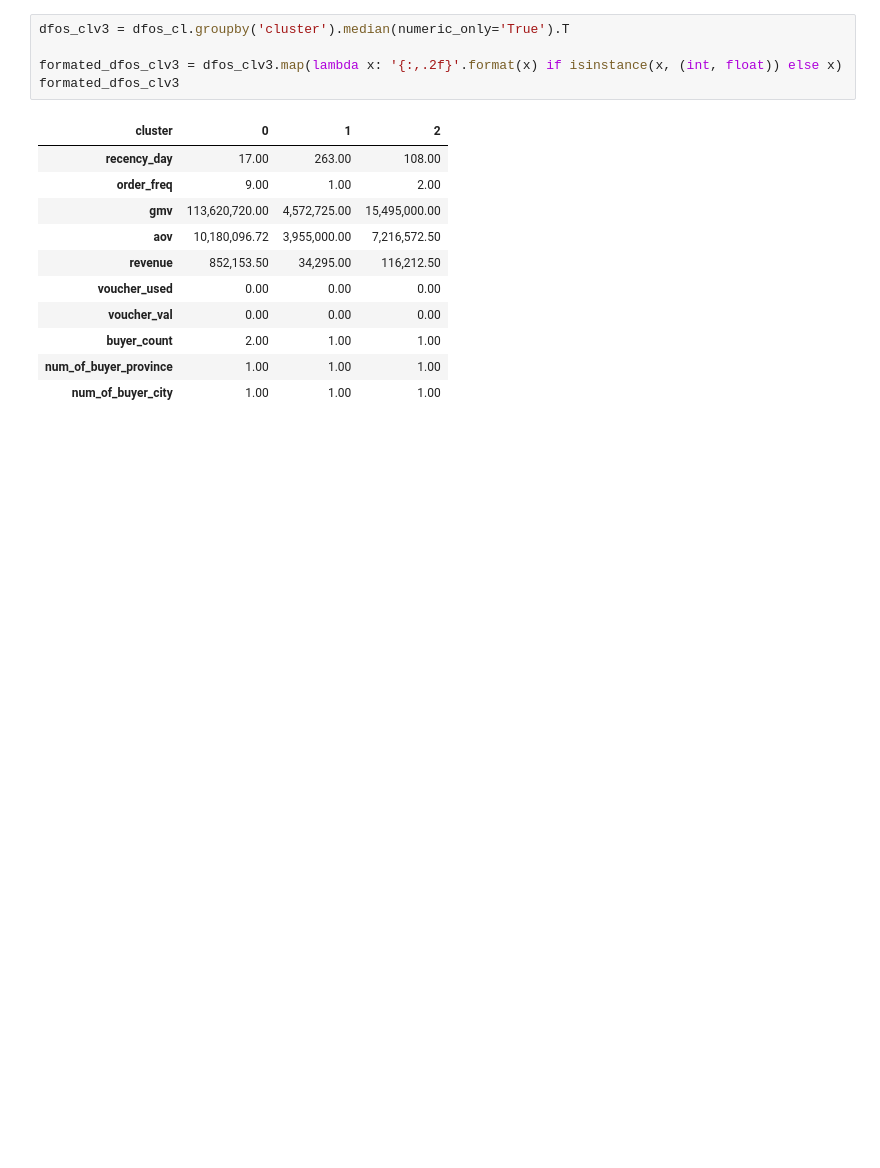
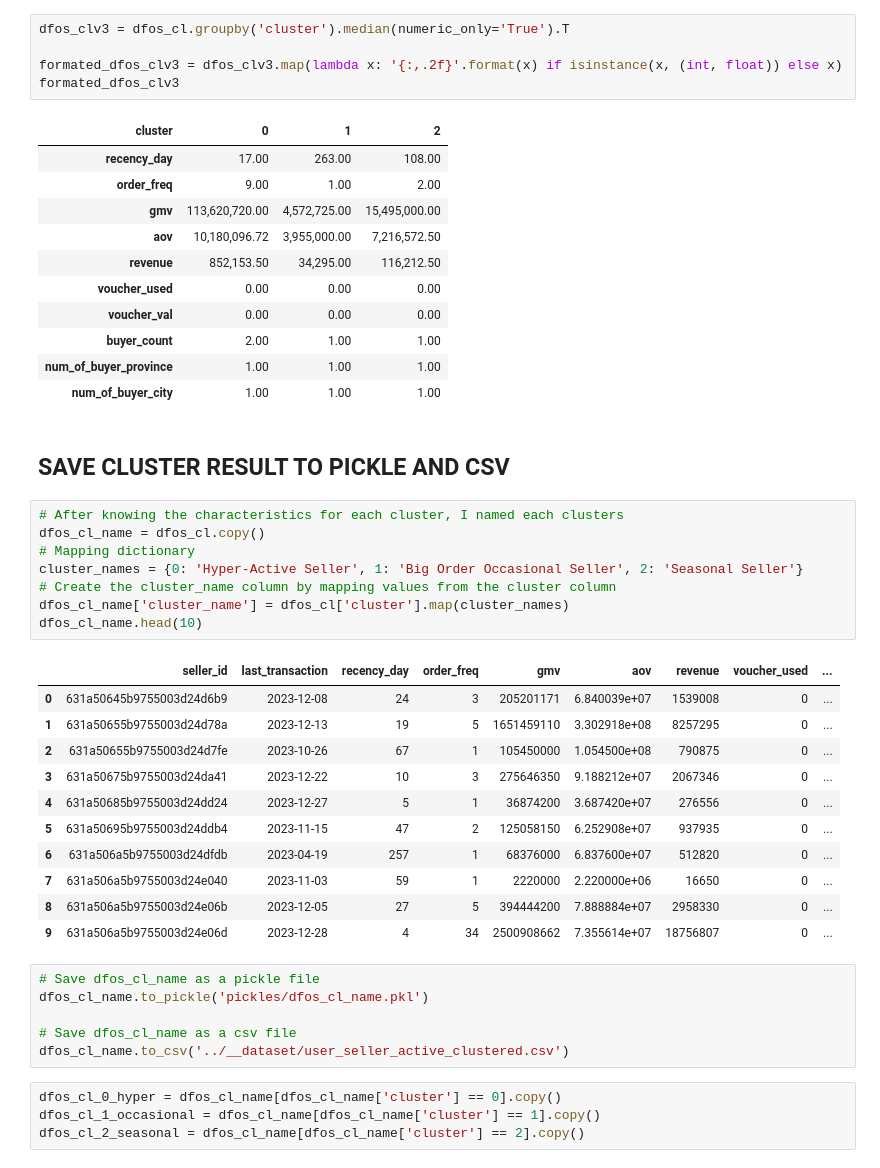
Before and after one commit to arguto1993/b2bcommerce, a Jupyter notebook: 2. clustering/2_cluster_seller.ipynb, the cells around one changed output. Drawn from its saved outputs; the diff is of its cells as text; blank space fills up the shorter version.

Commit message:
save clustering results to pickle and csv

```diff
--- a/2. clustering/2_cluster_seller.ipynb
+++ b/2. clustering/2_cluster_seller.ipynb
@@ -317,3 +317,35 @@ formated_dfos_clv3
 | buyer_count | 2.00 | 1.00 | 1.00 |
 | num_of_buyer_province | 1.00 | 1.00 | 1.00 |
 | num_of_buyer_city | 1.00 | 1.00 | 1.00 |
+# %% [markdown]
+## SAVE CLUSTER RESULT TO PICKLE AND CSV
+# %%
+# After knowing the characteristics for each cluster, I named each clusters
+dfos_cl_name = dfos_cl.copy()
+# Mapping dictionary
+cluster_names = {0: 'Hyper-Active Seller', 1: 'Big Order Occasional Seller', 2: 'Seasonal Seller'}
+# Create the cluster_name column by mapping values from the cluster column
+dfos_cl_name['cluster_name'] = dfos_cl['cluster'].map(cluster_names)
+dfos_cl_name.head(10)
+# %% [output]
+|  | seller_id | last_transaction | recency_day | order_freq | gmv | aov | revenue | voucher_used | ... |
+| 0 | 631a50645b9755003d24d6b9 | 2023-12-08 | 24 | 3 | 205201171 | 6.840039e+07 | 1539008 | 0 | ... |
+| 1 | 631a50655b9755003d24d78a | 2023-12-13 | 19 | 5 | 1651459110 | 3.302918e+08 | 8257295 | 0 | ... |
+| 2 | 631a50655b9755003d24d7fe | 2023-10-26 | 67 | 1 | 105450000 | 1.054500e+08 | 790875 | 0 | ... |
+| 3 | 631a50675b9755003d24da41 | 2023-12-22 | 10 | 3 | 275646350 | 9.188212e+07 | 2067346 | 0 | ... |
+| 4 | 631a50685b9755003d24dd24 | 2023-12-27 | 5 | 1 | 36874200 | 3.687420e+07 | 276556 | 0 | ... |
+| 5 | 631a50695b9755003d24ddb4 | 2023-11-15 | 47 | 2 | 125058150 | 6.252908e+07 | 937935 | 0 | ... |
+| 6 | 631a506a5b9755003d24dfdb | 2023-04-19 | 257 | 1 | 68376000 | 6.837600e+07 | 512820 | 0 | ... |
+| 7 | 631a506a5b9755003d24e040 | 2023-11-03 | 59 | 1 | 2220000 | 2.220000e+06 | 16650 | 0 | ... |
+| 8 | 631a506a5b9755003d24e06b | 2023-12-05 | 27 | 5 | 394444200 | 7.888884e+07 | 2958330 | 0 | ... |
+| 9 | 631a506a5b9755003d24e06d | 2023-12-28 | 4 | 34 | 2500908662 | 7.355614e+07 | 18756807 | 0 | ... |
+# %%
+# Save dfos_cl_name as a pickle file
+dfos_cl_name.to_pickle('pickles/dfos_cl_name.pkl')
+
+# Save dfos_cl_name as a csv file
+dfos_cl_name.to_csv('../__dataset/user_seller_active_clustered.csv')
+# %%
+dfos_cl_0_hyper = dfos_cl_name[dfos_cl_name['cluster'] == 0].copy()
+dfos_cl_1_occasional = dfos_cl_name[dfos_cl_name['cluster'] == 1].copy()
+dfos_cl_2_seasonal = dfos_cl_name[dfos_cl_name['cluster'] == 2].copy()
```
Also changed, not shown: parts of 1 cell of this notebook, 17 other files.
